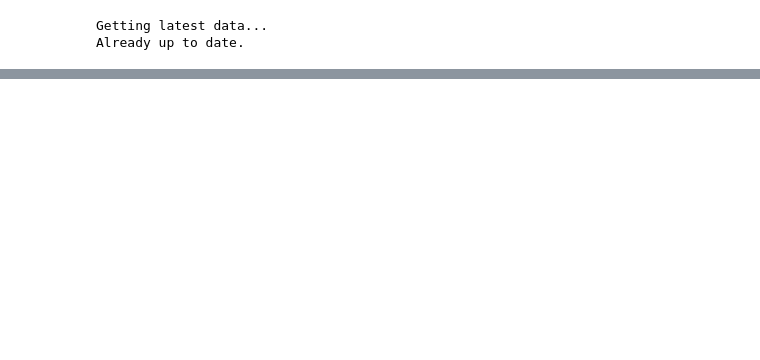
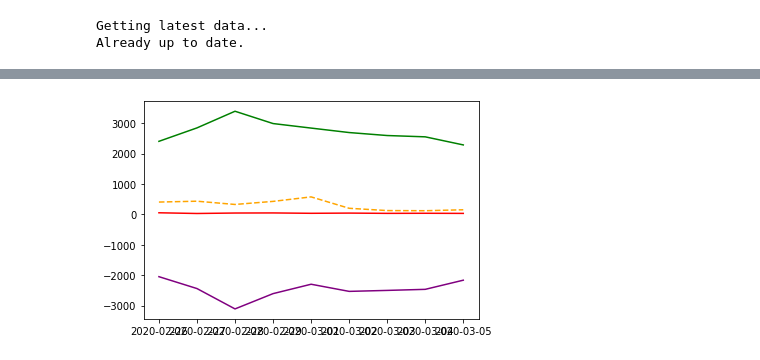
Before and after one commit to Addidy/coronavirus-analysis, a Jupyter notebook: src/China.ipynb, the cells around one changed output, grey strips where cells are left out. Saved outputs shown, nothing was run; the diff lists cells and outputs as text; code cells hidden in the pictures; blank space fills up the shorter version.

```diff
--- a/src/China.ipynb
+++ b/src/China.ipynb
@@ -30,4 +29,6 @@ NameError: name 'mdates' is not defined
 # %%
-china.graph_changes(since_x_days_ago=10)
+china.graph_changes(since_x_days_ago=10, upto_x_days_ago=1)
+# %% [output]
+[figure, added]
 # %%
 china.graph_data(['death_total'])
```
Also changed, not shown: parts of 4 cells of this notebook, 4 other files.
